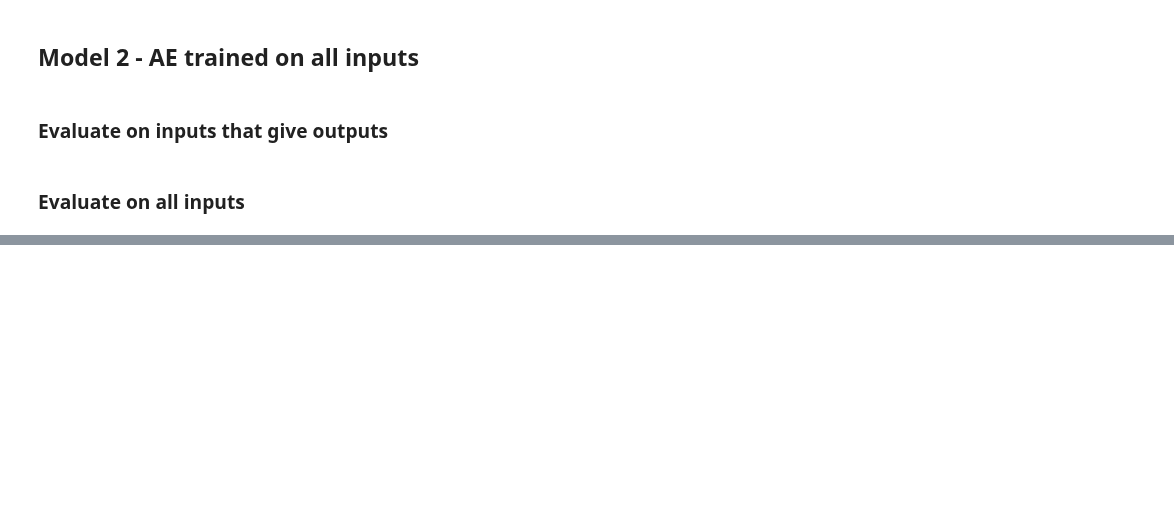
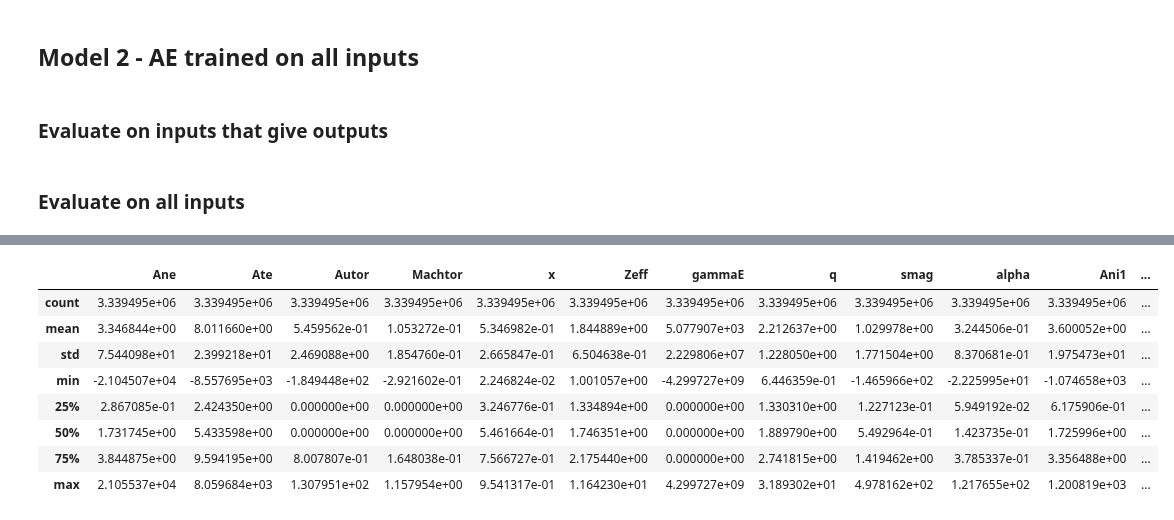
Before and after one commit to zcapjdb/UKAEAGroupProject, a Jupyter notebook: src/notebooks/AutoEncoderOutputs.ipynb, the cells around one changed output, grey strips where cells are left out. Drawn from its saved outputs; the diff is of its cells as text; code cells hidden in the pictures; blank space fills up the shorter version.

```diff
--- a/src/notebooks/AutoEncoderOutputs.ipynb
+++ b/src/notebooks/AutoEncoderOutputs.ipynb
@@ -163,0 +164,14 @@ plt.scatter(outputs_2d_full[:n,0], outputs_2d_full[:n,1])
+# %%
+df  = pd.read_pickle("/share/rcifdata/jbarr/UKAEAGroupProject/data/test_data.pkl")
+# %%
+df.describe()
+# %% [output]
+|  | Ane | Ate | Autor | Machtor | x | Zeff | gammaE | q | smag | alpha | Ani1 | ... |
+| count | 3.339495e+06 | 3.339495e+06 | 3.339495e+06 | 3.339495e+06 | 3.339495e+06 | 3.339495e+06 | 3.339495e+06 | 3.339495e+06 | 3.339495e+06 | 3.339495e+06 | 3.339495e+06 | ... |
+| mean | 3.346844e+00 | 8.011660e+00 | 5.459562e-01 | 1.053272e-01 | 5.346982e-01 | 1.844889e+00 | 5.077907e+03 | 2.212637e+00 | 1.029978e+00 | 3.244506e-01 | 3.600052e+00 | ... |
+| std | 7.544098e+01 | 2.399218e+01 | 2.469088e+00 | 1.854760e-01 | 2.665847e-01 | 6.504638e-01 | 2.229806e+07 | 1.228050e+00 | 1.771504e+00 | 8.370681e-01 | 1.975473e+01 | ... |
+| min | -2.104507e+04 | -8.557695e+03 | -1.849448e+02 | -2.921602e-01 | 2.246824e-02 | 1.001057e+00 | -4.299727e+09 | 6.446359e-01 | -1.465966e+02 | -2.225995e+01 | -1.074658e+03 | ... |
+| 25% | 2.867085e-01 | 2.424350e+00 | 0.000000e+00 | 0.000000e+00 | 3.246776e-01 | 1.334894e+00 | 0.000000e+00 | 1.330310e+00 | 1.227123e-01 | 5.949192e-02 | 6.175906e-01 | ... |
+| 50% | 1.731745e+00 | 5.433598e+00 | 0.000000e+00 | 0.000000e+00 | 5.461664e-01 | 1.746351e+00 | 0.000000e+00 | 1.889790e+00 | 5.492964e-01 | 1.423735e-01 | 1.725996e+00 | ... |
+| 75% | 3.844875e+00 | 9.594195e+00 | 8.007807e-01 | 1.648038e-01 | 7.566727e-01 | 2.175440e+00 | 0.000000e+00 | 2.741815e+00 | 1.419462e+00 | 3.785337e-01 | 3.356488e+00 | ... |
+| max | 2.105537e+04 | 8.059684e+03 | 1.307951e+02 | 1.157954e+00 | 9.541317e-01 | 1.164230e+01 | 4.299727e+09 | 3.189302e+01 | 4.978162e+02 | 1.217655e+02 | 1.200819e+03 | ... |
```
Also changed, not shown: parts of 22 cells of this notebook, 2 other files.
